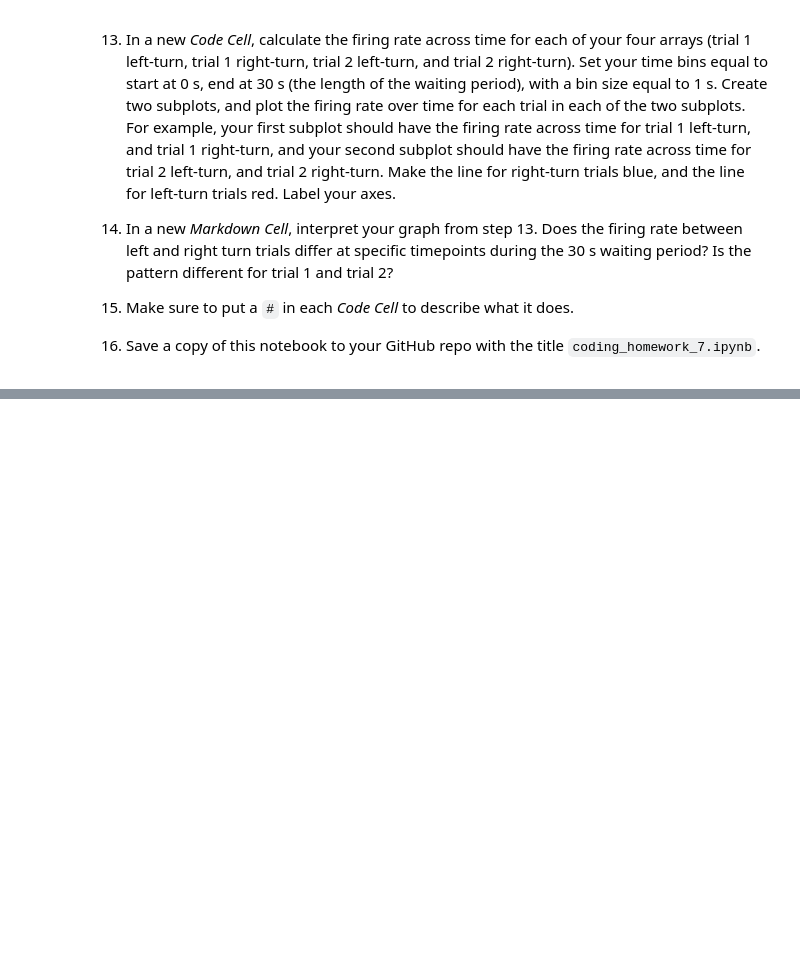
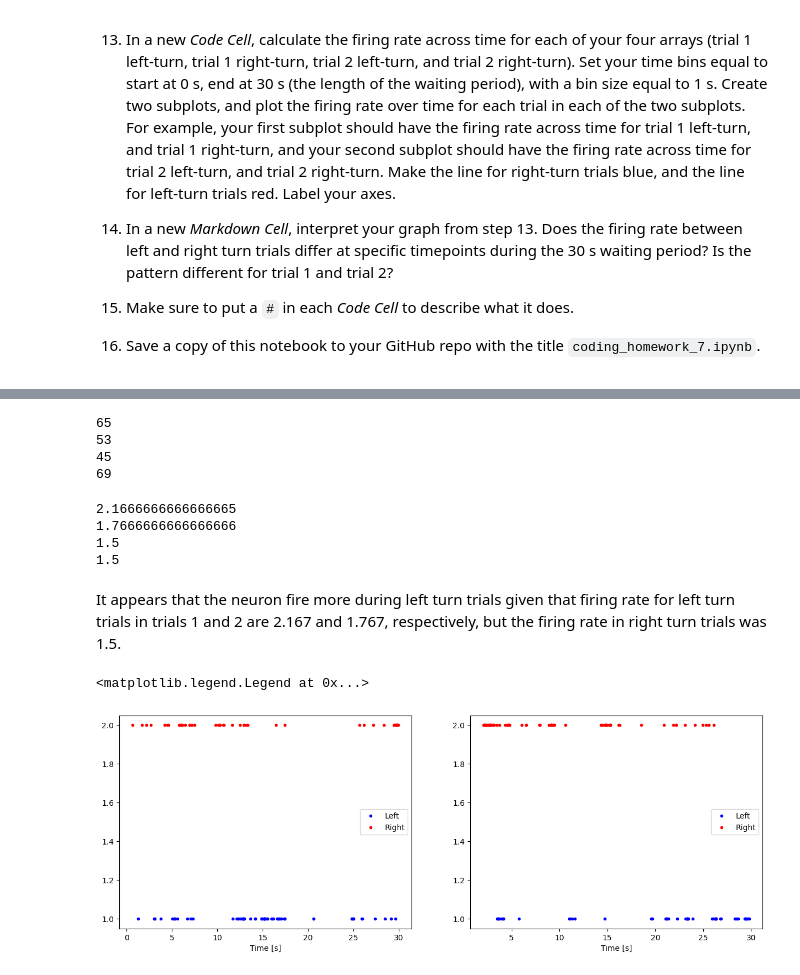
Before and after one commit to Jessie-Grewal/Neur265, a Jupyter notebook: coding_homework_7.ipynb, the cells around one changed output, grey strips where cells are left out. Drawn from its saved outputs; the diff is of its cells as text; code cells hidden in the pictures; blank space fills up the shorter version.

```diff
--- a/coding_homework_7.ipynb
+++ b/coding_homework_7.ipynb
@@ -41,0 +52,22 @@
+# %%
+# imports data files as np arrays; url1 was not able to be input and an error was received indicating that it was an empty input file
+
+# url1 = 'https://raw.githubusercontent.com/Jessie-Grewal/Neur265/main/spikes_left_trial1.csv'
+url2 = 'https://raw.githubusercontent.com/Jessie-Grewal/Neur265/main/spikes_left_trial2.csv'
+url3 = 'https://raw.githubusercontent.com/Jessie-Grewal/Neur265/main/spikes_right_trial1.csv'
+url4 = 'https://raw.githubusercontent.com/Jessie-Grewal/Neur265/main/spikes_right_trial2.csv'
+
+spikes_left_trial1 = np.array([1.262944,3.018684,3.0761,3.120368,3.802812,5.036098,5.259678,5.324988,5.345755,5.625,6.723578,7.080206,7.339944,11.707253,12.161663,12.297875,12.338948,12.58904,12.783682,12.796953,12.814647,12.85403,12.879589,12.919464,13.006647,13.675975,14.120401,14.206571,14.86533,14.908,14.918568,15.095607,15.14479,15.187737,15.19984,15.226997,15.23695,15.270865,15.470084,15.550755,15.968178,16.107094,16.164049,16.587125,16.726962,16.758481,16.790737,16.907074,17.097568,17.402311,17.441233,17.466546,20.605854,20.613349,24.829362,24.835045,24.934578,24.982163,24.993468,25.944529,25.975802,27.395957,28.51352,29.135323,29.657256])
+spikes_left_trial2 = np.loadtxt(url2, delimiter = ',')
+spikes_right_trial1 = np.loadtxt(url3, delimiter = ',')
+spikes_right_trial2 = np.loadtxt(url4, delimiter = ',')
+# %%
+print(len(spikes_left_trial1))
+print(len(spikes_left_trial2))
+print(len(spikes_right_trial1))
+print(len(spikes_right_trial2))
+# %% [output]
+65
+53
+45
+69
@@ -41,0 +81,25 @@
+# %%
+print(fr_left1)
+print(fr_left2)
+print(fr_right1)
+print(fr_right1)
+# %% [output]
+2.1666666666666665
+1.7666666666666666
+1.5
+1.5
+# %% [markdown]
+It appears that the neuron fire more during left turn trials given that firing rate for left turn trials in trials 1 and 2 are 2.167 and 1.767, respectively, but the firing rate in right turn trials was 1.5.
+# %%
+fig, ax = plt.subplots(1,2, figsize = (15,5))
+ax[0].plot(spikes_left_trial1, np.ones_like(spikes_left_trial1), '.', color = 'b', label = 'Left')
+ax[0].plot(spikes_right_trial1, 2 * np.ones_like(spikes_right_trial1), '.', color = 'r', label = 'Right')
+ax[0].set_xlabel('Time [s]')
+ax[0].legend(['Left', 'Right'])
+ax[1].plot(spikes_left_trial2, np.ones_like(spikes_left_trial2), '.', color = 'b')
+ax[1].plot(spikes_right_trial2, 2 * np.ones_like(spikes_right_trial2), '.', color = 'r')
+ax[1].set_xlabel('Time [s]')
+ax[1].legend(['Left', 'Right'])
+# %% [output]
+<matplotlib.legend.Legend at 0x...>
+[figure, added]
```
Also changed, not shown: parts of 6 cells of this notebook.
